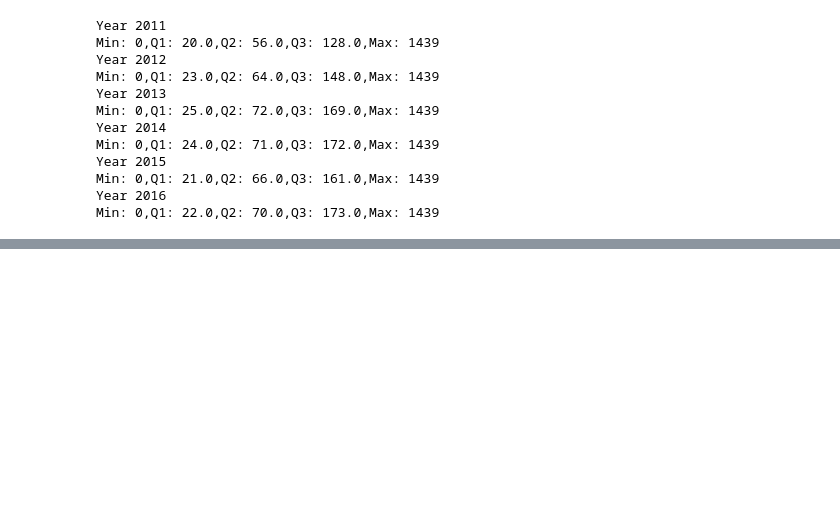
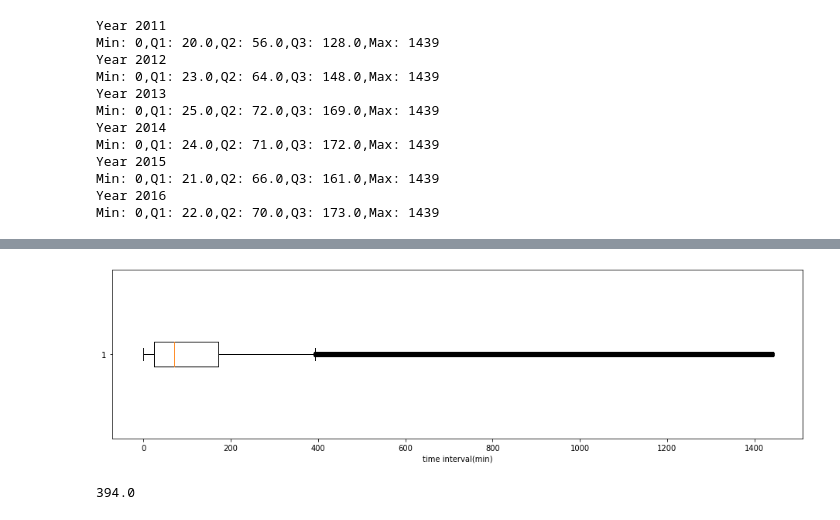
Before and after one commit to Wchoward/DataMiningClass, a Jupyter notebook: oakland_crime.ipynb, the cells around one changed output, grey strips where cells are left out. Saved outputs shown, nothing was run; the diff lists cells and outputs as text; code cells hidden in the pictures; blank space fills up the shorter version.

```diff
--- a/oakland_crime.ipynb
+++ b/oakland_crime.ipynb
@@ -181,0 +204,6 @@ Min: 0,Q1: 22.0,Q2: 70.0,Q3: 173.0,Max: 1439
+# %%
+# 2014年
+crime.box(3,16,4,'time interval(min)')
+# %% [output]
+[figure, added]
+394.0
```
Also changed, not shown: parts of 14 cells of this notebook.
